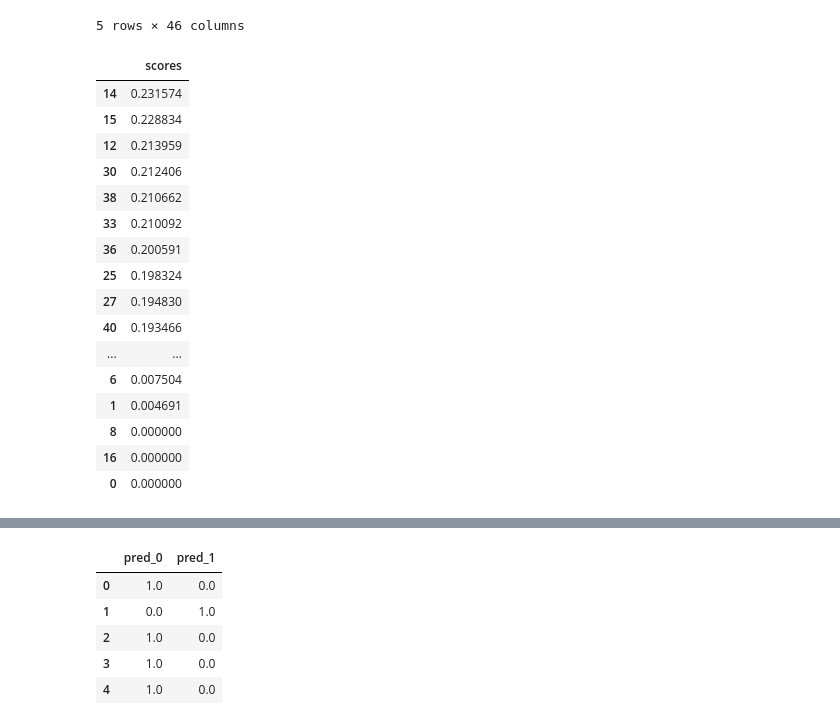
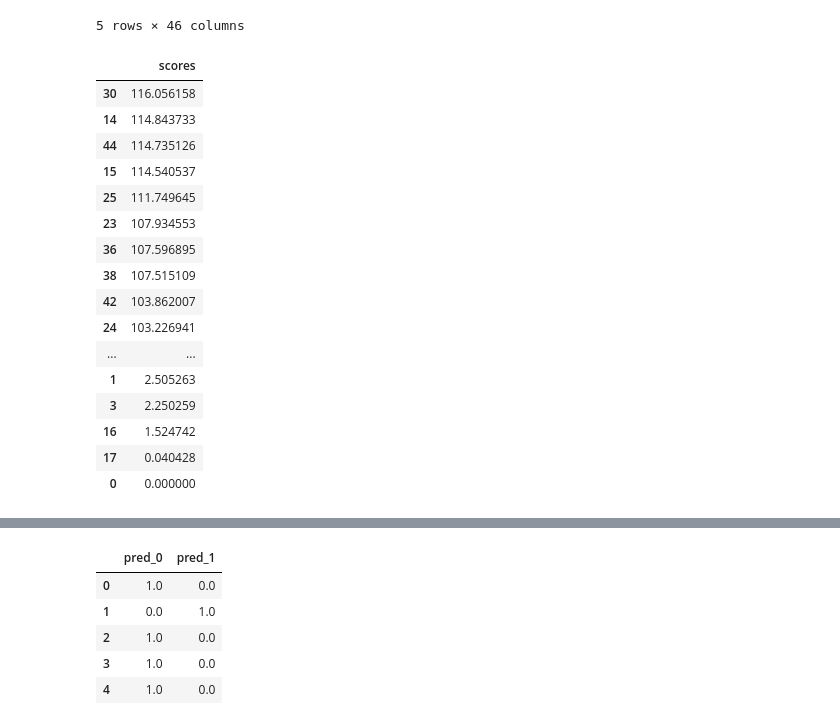
Before and after one commit to Kenshinhuang/Classification-models, a Jupyter notebook: Parkinson.ipynb, the cells around one changed output, grey strips where cells are left out. Cells and saved outputs as stored; diff of their text form; code cells hidden in the pictures.

```diff
--- a/Parkinson.ipynb
+++ b/Parkinson.ipynb
@@ -82,38 +99,38 @@ X.head()
 # %%
 import numpy as np
 from numpy import set_printoptions
 from sklearn.feature_selection import SelectKBest
-from sklearn.feature_selection import mutual_info_classif
+from sklearn.feature_selection import f_classif
 
 # feature extraction. We are going to output the selection scores for all features and select the features with the highest scores.
-test = SelectKBest(score_func=mutual_info_classif, k="all")
+test = SelectKBest(score_func=f_classif, k="all")
 fit = test.fit(X, np.asarray(y).reshape(y.shape[0],))
 features = fit.transform(X)
 # summarize scores
 set_printoptions(precision=3)
 
 scores=fit.scores_
 scores=pd.DataFrame(scores)
 scores=scores.rename(columns={0:"scores"})
 scores=scores.sort_values(by=["scores"],ascending=False)
 scores
 # %% [output]
 |  | scores |
-| 14 | 0.231574 |
-| 15 | 0.228834 |
-| 12 | 0.213959 |
-| 30 | 0.212406 |
-| 38 | 0.210662 |
-| 33 | 0.210092 |
-| 36 | 0.200591 |
-| 25 | 0.198324 |
-| 27 | 0.194830 |
-| 40 | 0.193466 |
+| 30 | 116.056158 |
+| 14 | 114.843733 |
+| 44 | 114.735126 |
+| 15 | 114.540537 |
+| 25 | 111.749645 |
+| 23 | 107.934553 |
+| 36 | 107.596895 |
+| 38 | 107.515109 |
+| 42 | 103.862007 |
+| 24 | 103.226941 |
 | ... | ... |
-| 6 | 0.007504 |
-| 1 | 0.004691 |
-| 8 | 0.000000 |
-| 16 | 0.000000 |
+| 1 | 2.505263 |
+| 3 | 2.250259 |
+| 16 | 1.524742 |
+| 17 | 0.040428 |
 | 0 | 0.000000 |
 # %%
 #(8, 16, 1, 0)
```
Also changed, not shown: parts of 76 cells of this notebook.
